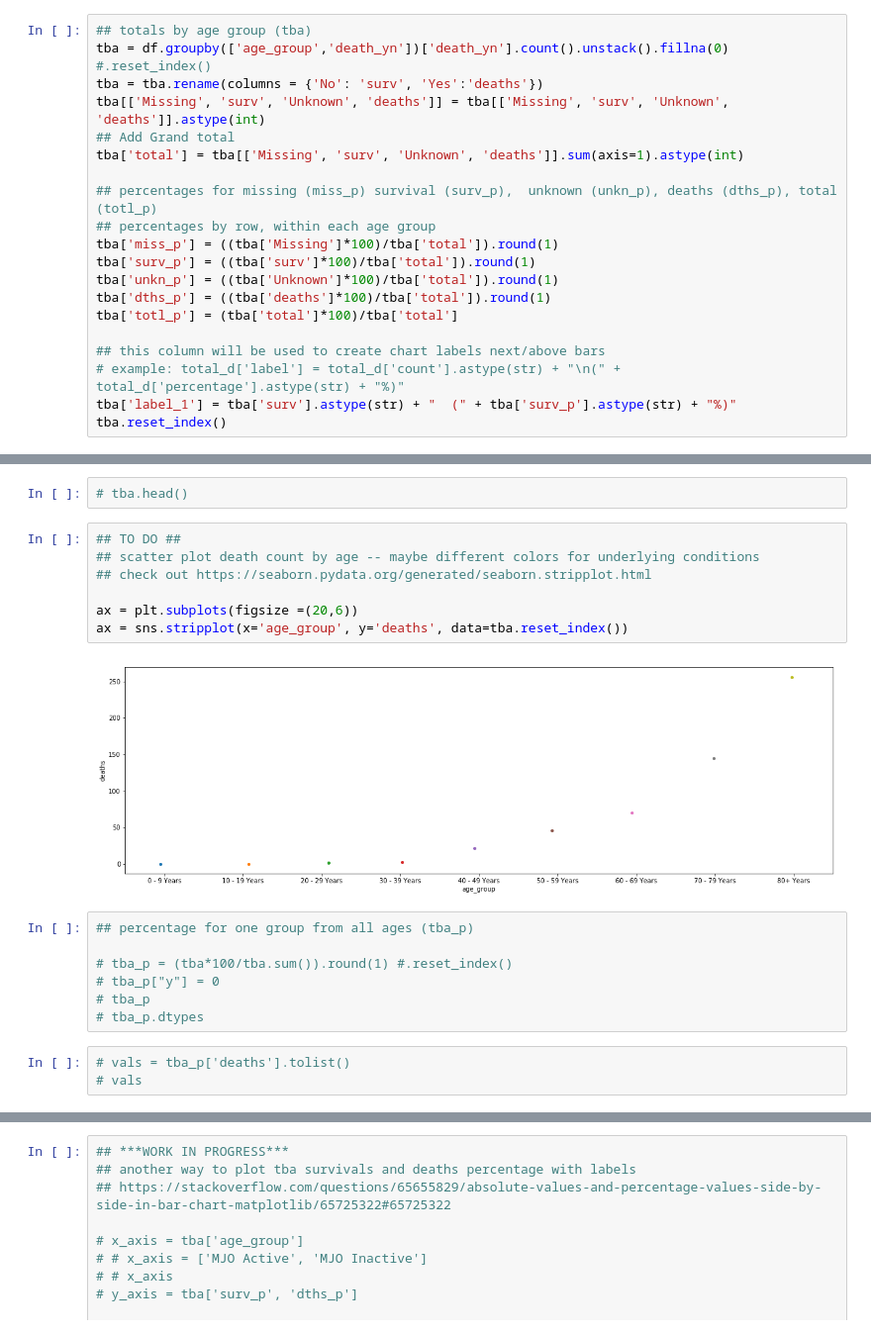
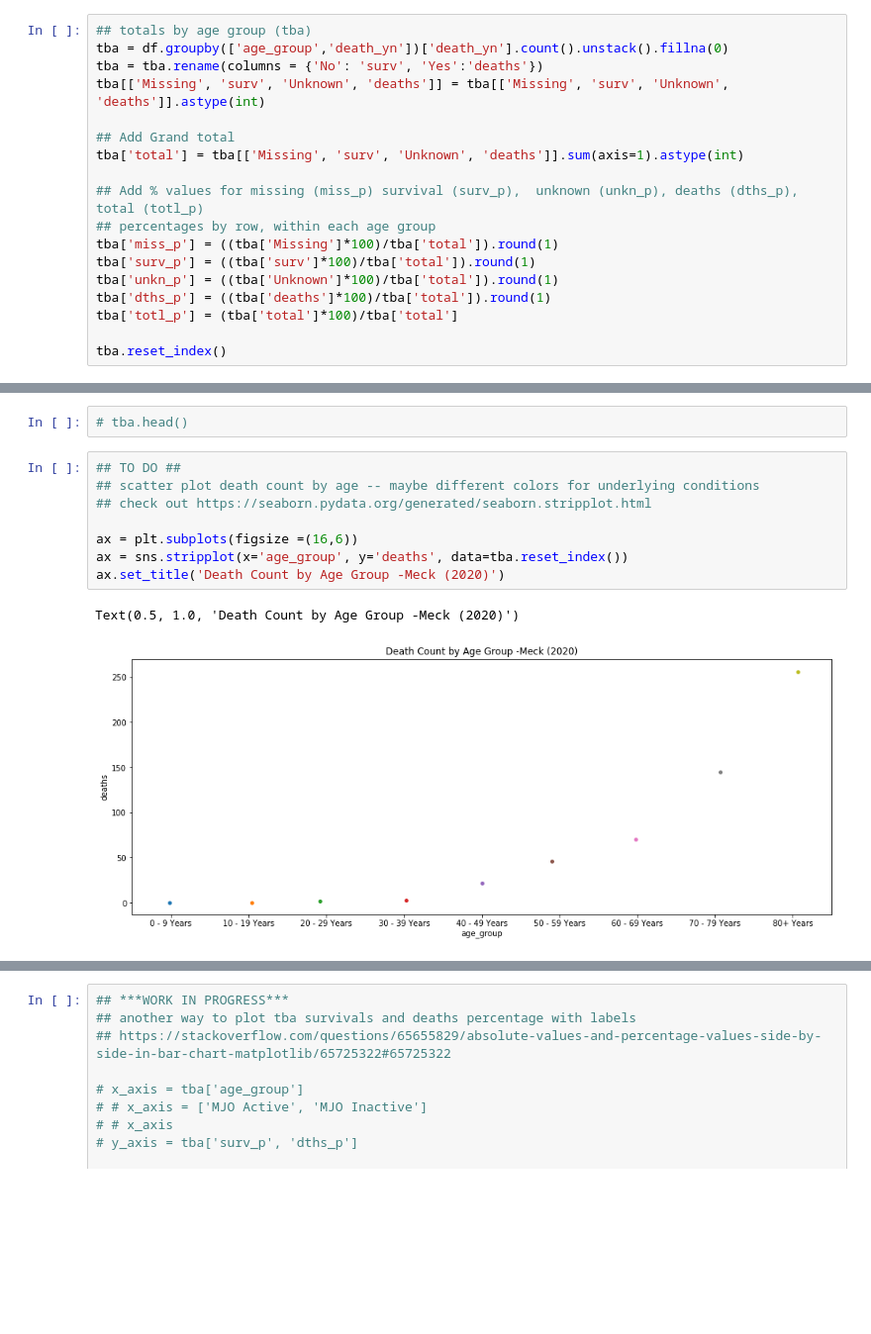
Before and after one commit to lauradahlberg/covid-19_analysis_NC, a Jupyter notebook: exploring_mecklenburg_covid_CDC_data.ipynb, the cells around one changed output, grey strips where cells are left out. Shown at 99% size. Cells and saved outputs as stored; diff of their text form; blank space fills up the shorter version.

```diff
--- a/exploring_mecklenburg_covid_CDC_data.ipynb
+++ b/exploring_mecklenburg_covid_CDC_data.ipynb
@@ -155,13 +155,14 @@ plt.tight_layout()
 Deaths and Survivals
 # %%
 ## totals by age group (tba)
-tba = df.groupby(['age_group','death_yn'])['death_yn'].count().unstack().fillna(0) #.reset_index()
+tba = df.groupby(['age_group','death_yn'])['death_yn'].count().unstack().fillna(0)
 tba = tba.rename(columns = {'No': 'surv', 'Yes':'deaths'})
 tba[['Missing', 'surv', 'Unknown', 'deaths']] = tba[['Missing', 'surv', 'Unknown', 'deaths']].astype(int)
+
 ## Add Grand total
 tba['total'] = tba[['Missing', 'surv', 'Unknown', 'deaths']].sum(axis=1).astype(int)
 
-## percentages for missing (miss_p) survival (surv_p),  unknown (unkn_p), deaths (dths_p), total (totl_p)
+## Add % values for missing (miss_p) survival (surv_p),  unknown (unkn_p), deaths (dths_p), total (totl_p)
 ## percentages by row, within each age group
 tba['miss_p'] = ((tba['Missing']*100)/tba['total']).round(1)
 tba['surv_p'] = ((tba['surv']*100)/tba['total']).round(1)
@@ -169,8 +170,5 @@ tba['unkn_p'] = ((tba['Unknown']*100)/tba['total']).round(1)
 tba['dths_p'] = ((tba['deaths']*100)/tba['total']).round(1)
 tba['totl_p'] = (tba['total']*100)/tba['total']
 
-## this column will be used to create chart labels next/above bars
-# example: total_d['label'] = total_d['count'].astype(str) + "\n(" + total_d['percentage'].astype(str) + "%)"
-tba['label_1'] = tba['surv'].astype(str) + "  (" + tba['surv_p'].astype(str) + "%)"
 tba.reset_index()
 # %% [output]
@@ -239,19 +230,11 @@ sns.FacetGrid(data=tba.reset_index(), hue='age_group')
 # %%
 ## TO DO ##
 ## scatter plot death count by age -- maybe different colors for underlying conditions
 ## check out https://seaborn.pydata.org/generated/seaborn.stripplot.html
 
-ax = plt.subplots(figsize =(20,6))
+ax = plt.subplots(figsize =(16,6))
 ax = sns.stripplot(x='age_group', y='deaths', data=tba.reset_index())
+ax.set_title('Death Count by Age Group -Meck (2020)')
 # %% [output]
+Text(0.5, 1.0, 'Death Count by Age Group -Meck (2020)')
-[figure, old version]
+[figure, new version]
-# %%
-## percentage for one group from all ages (tba_p)
-
-# tba_p = (tba*100/tba.sum()).round(1) #.reset_index()
-# tba_p["y"] = 0
-# tba_p
-# tba_p.dtypes
-# %%
-# vals = tba_p['deaths'].tolist()
-# vals
```
Also changed, not shown: parts of 32 cells of this notebook.
